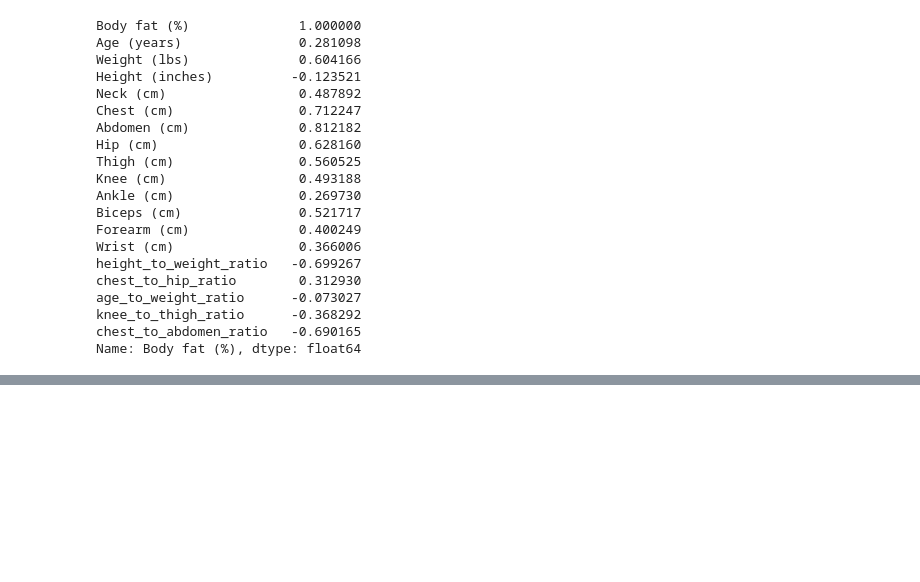
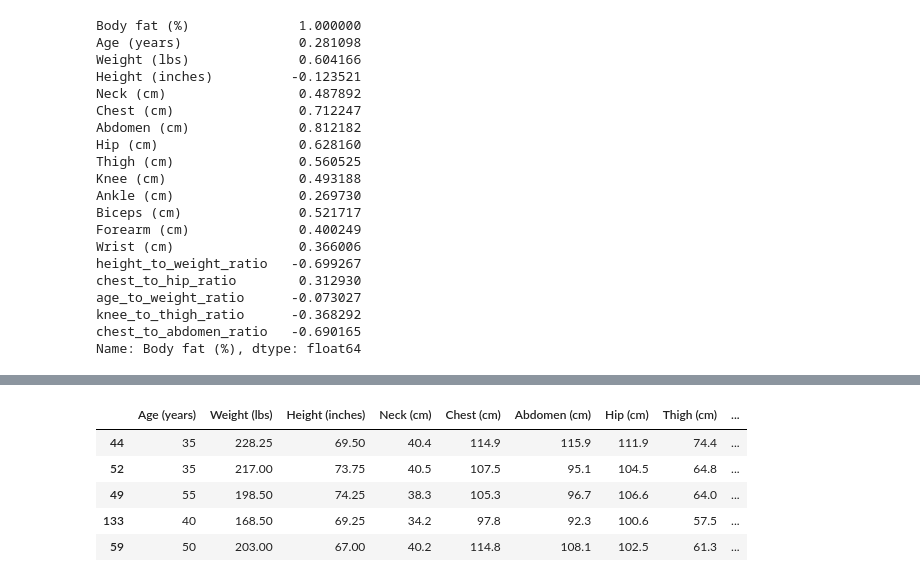
Before and after one commit to manishym/udacity-body-fat-prediction-challenge, a Jupyter notebook: notebooks/udacity-body-fat-prediction-challenge.ipynb, the cells around one changed output, grey strips where cells are left out. Drawn from its saved outputs; the diff is of its cells as text; code cells hidden in the pictures; blank space fills up the shorter version.

Commit message:
Added automatic ratio of all features

```diff
--- a/notebooks/udacity-body-fat-prediction-challenge.ipynb
+++ b/notebooks/udacity-body-fat-prediction-challenge.ipynb
@@ -64,0 +103,3 @@ target = train_df["Body fat (%)"]
+# %%
+train_processed = feature_engineering(train_df[columns_to_train], ratio_list)
+test_processed = feature_engineering(test_df[columns_to_train], ratio_list)
@@ -169,11 +251,14 @@ models = [RandomForestRegressor, GradientBoostingRegressor, LGBMRegressor, XGBRe
 # %%
+train_X, test_X, train_y, test_y = train_test_split(train_processed, target, random_state=42, test_size=0.2)
 d = {}
 for model in models:
-    print(f"Training {model}")
+    print(f"Training {str(model).split('.')[-1][:-2]}")
     d[model] = model()
     d[model].fit(train_X, train_y)
     pred = d[model].predict(test_X)
     r2 = r2_score(pred, test_y)
     mas = mean_absolute_error(pred, test_y)
-    print(f"Model {model}, r2: {r2}, mas: {mas}")
+    msle=0
+#     msle = mean_squared_log_error(pred, test_y)
+    print(f"r2: {r2}, msle: {msle}, mas: {mas}, {str(model).split('.')[-1][:-2]}")
     d[model] = [d[model], r2, mas]
@@ -179,0 +339,9 @@ for model in models:
+# %%
+train_X.head()
+# %% [output]
+|  | Age (years) | Weight (lbs) | Height (inches) | Neck (cm) | Chest (cm) | Abdomen (cm) | Hip (cm) | Thigh (cm) | ... |
+| 44 | 35 | 228.25 | 69.50 | 40.4 | 114.9 | 115.9 | 111.9 | 74.4 | ... |
+| 52 | 35 | 217.00 | 73.75 | 40.5 | 107.5 | 95.1 | 104.5 | 64.8 | ... |
+| 49 | 55 | 198.50 | 74.25 | 38.3 | 105.3 | 96.7 | 106.6 | 64.0 | ... |
+| 133 | 40 | 168.50 | 69.25 | 34.2 | 97.8 | 92.3 | 100.6 | 57.5 | ... |
+| 59 | 50 | 203.00 | 67.00 | 40.2 | 114.8 | 108.1 | 102.5 | 61.3 | ... |
```
Also changed, not shown: parts of 46 cells of this notebook.
